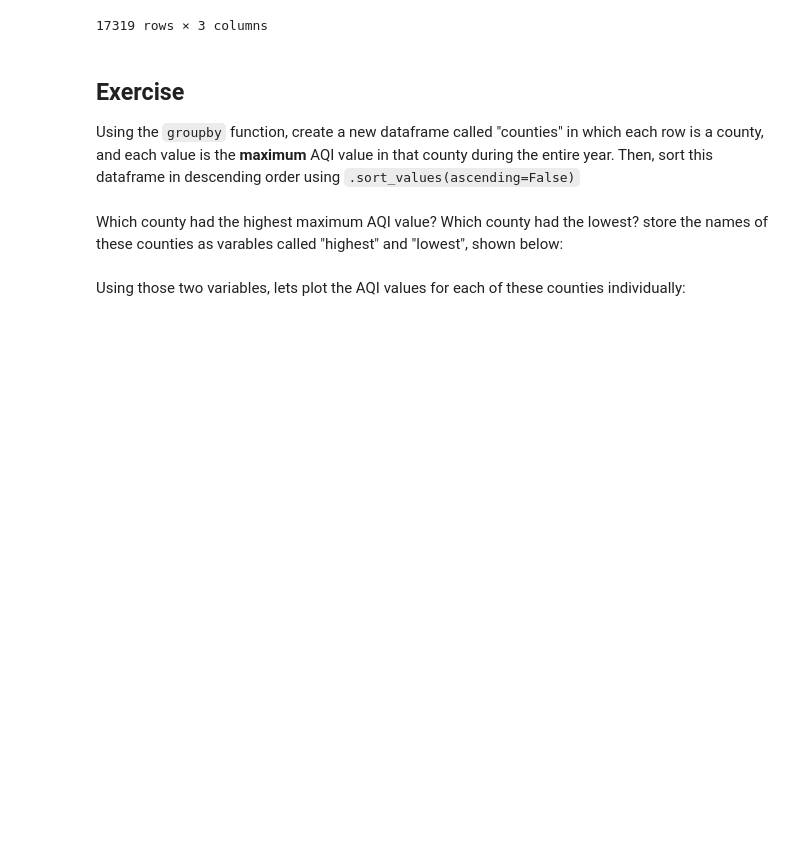
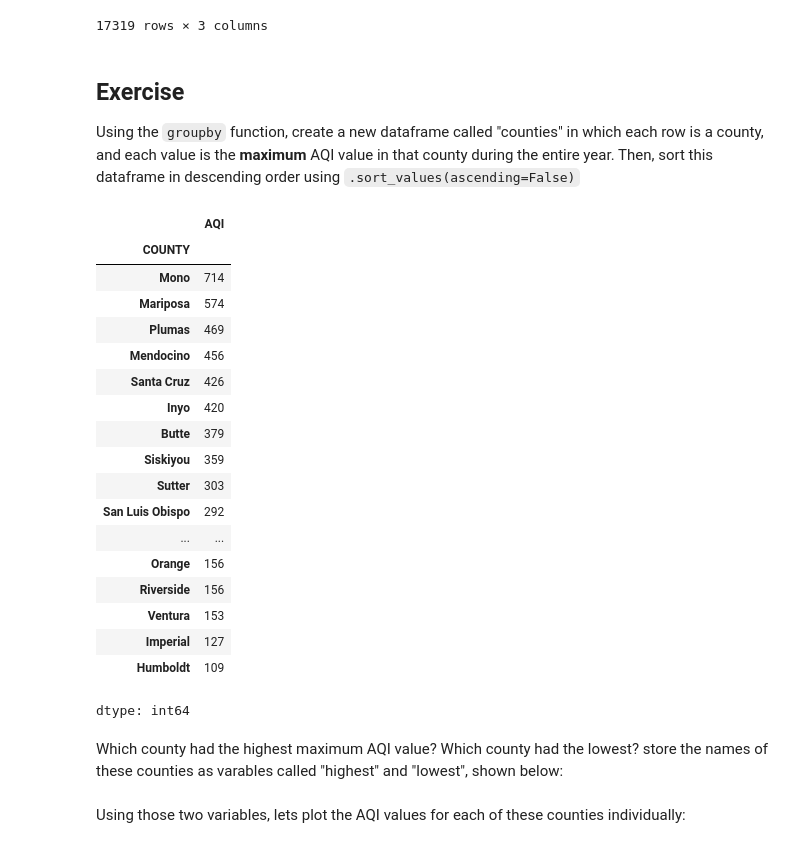
Before and after one commit to royying3011-lang/QM2, a Jupyter notebook: notebooks/W03. Spatial Data.ipynb, the cells around one changed output. Cells and saved outputs as stored; diff of their text form; code cells hidden in the pictures; blank space fills up the shorter version.

```diff
--- a/notebooks/W03. Spatial Data.ipynb
+++ b/notebooks/W03. Spatial Data.ipynb
@@ -213,6 +240,45 @@ county_daily
 ## Exercise
 
 Using the `groupby` function, create a new dataframe called "counties" in which each row is a county, and each value is the **maximum** AQI value in that county during the entire year. Then, sort this dataframe in descending order using `.sort_values(ascending=False)`
+# %%
+import pandas as pd
+
+# Ensure df is correctly loaded and processed
+# Reload the original 2020 data as the previous curl in this cell failed.
+df = pd.read_csv('data/wk3/california_aqi.csv')
+df['Date'] = pd.to_datetime(df['Date'])
+
+# Ensure 'AQI' is numeric (though it should already be from previous processing)
+df["AQI"] = pd.to_numeric(df["AQI"], errors="coerce")
+
+counties = (
+    df
+    .groupby("COUNTY")["AQI"]
+    .max()
+    .sort_values(ascending=False)
+)
+
+counties
+# %% [output]
+|  | AQI |
+| COUNTY |  |
+| Mono | 714 |
+| Mariposa | 574 |
+| Plumas | 469 |
+| Mendocino | 456 |
+| Santa Cruz | 426 |
+| Inyo | 420 |
+| Butte | 379 |
+| Siskiyou | 359 |
+| Sutter | 303 |
+| San Luis Obispo | 292 |
+| ... | ... |
+| Orange | 156 |
+| Riverside | 156 |
+| Ventura | 153 |
+| Imperial | 127 |
+| Humboldt | 109 |
+dtype: int64
 # %% [markdown]
 Which county had the highest maximum AQI value? Which county had the lowest? store the names of these counties as varables called "highest" and "lowest", shown below:
 # %%
```
Also changed, not shown: parts of 4 cells of this notebook.
